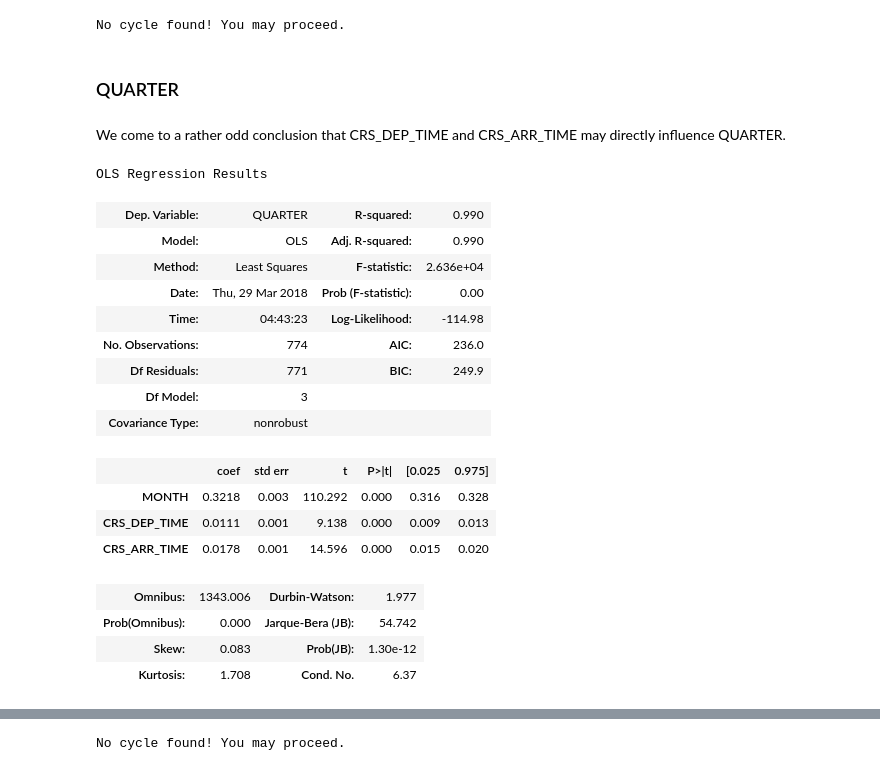
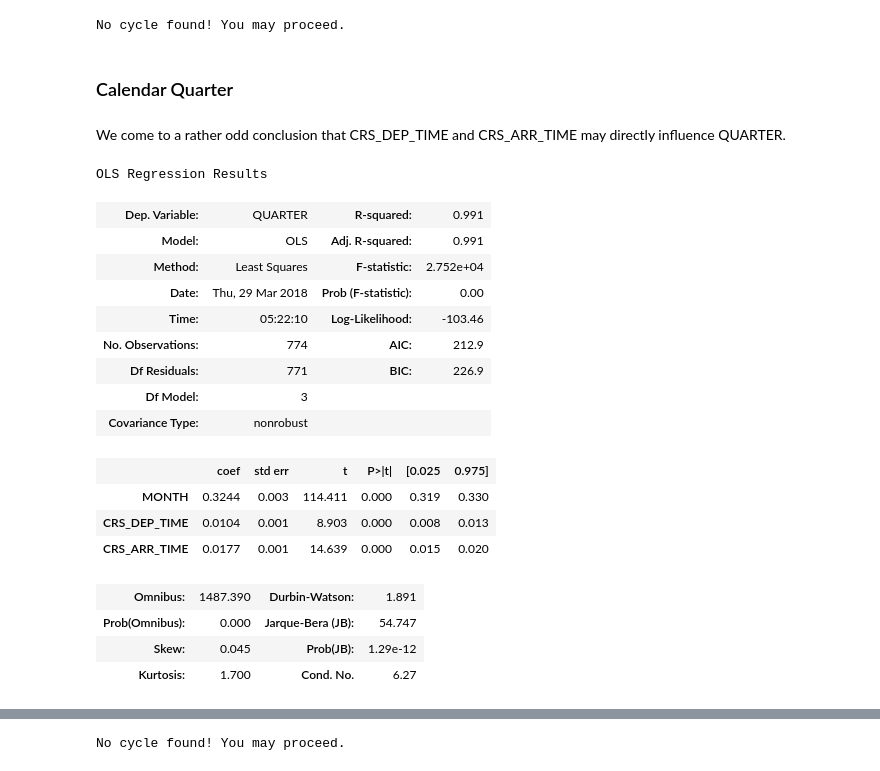
Before and after one commit to dy-choi/Flight-Delay-Analysis, a Jupyter notebook: FlightDelay.ipynb, the cells around one changed output, grey strips where cells are left out. Drawn from its saved outputs; the diff is of its cells as text; code cells hidden in the pictures.

```diff
--- a/FlightDelay.ipynb
+++ b/FlightDelay.ipynb
@@ -573,40 +495,36 @@ except:
     print('No cycle found! You may proceed.')
 # %% [output]
 No cycle found! You may proceed.
-# %% [markdown]
-### QUARTER
+# %% [markdown]
+### Calendar Quarter
 # %% [markdown]
 We come to a rather odd conclusion that CRS_DEP_TIME and CRS_ARR_TIME may directly influence QUARTER.
 # %%
-quarter_from = [
- 'MONTH',
- 'CRS_DEP_TIME',
- 'CRS_ARR_TIME',
-]
+quarter_from = ['MONTH','CRS_DEP_TIME','CRS_ARR_TIME']
 X = train_df[quarter_from]
 y = train_df['QUARTER']
 
 model = sm.OLS(y, X).fit()
 predictions = model.predict(X) # make the predictions by the model
 
 # Print out the statistics
 model.summary()
 # %% [output]
 OLS Regression Results
-| Dep. Variable: | QUARTER | R-squared: | 0.990 |
-| Model: | OLS | Adj. R-squared: | 0.990 |
-| Method: | Least Squares | F-statistic: | 2.636e+04 |
+| Dep. Variable: | QUARTER | R-squared: | 0.991 |
+| Model: | OLS | Adj. R-squared: | 0.991 |
+| Method: | Least Squares | F-statistic: | 2.752e+04 |
 | Date: | Thu, 29 Mar 2018 | Prob (F-statistic): | 0.00 |
-| Time: | 04:43:23 | Log-Likelihood: | -114.98 |
-| No. Observations: | 774 | AIC: | 236.0 |
-| Df Residuals: | 771 | BIC: | 249.9 |
+| Time: | 05:22:10 | Log-Likelihood: | -103.46 |
+| No. Observations: | 774 | AIC: | 212.9 |
+| Df Residuals: | 771 | BIC: | 226.9 |
 | Df Model: | 3 |  |  |
 | Covariance Type: | nonrobust |  |  |
 |  | coef | std err | t | P>|t| | [0.025 | 0.975] |
-| MONTH | 0.3218 | 0.003 | 110.292 | 0.000 | 0.316 | 0.328 |
-| CRS_DEP_TIME | 0.0111 | 0.001 | 9.138 | 0.000 | 0.009 | 0.013 |
-| CRS_ARR_TIME | 0.0178 | 0.001 | 14.596 | 0.000 | 0.015 | 0.020 |
+| MONTH | 0.3244 | 0.003 | 114.411 | 0.000 | 0.319 | 0.330 |
+| CRS_DEP_TIME | 0.0104 | 0.001 | 8.903 | 0.000 | 0.008 | 0.013 |
+| CRS_ARR_TIME | 0.0177 | 0.001 | 14.639 | 0.000 | 0.015 | 0.020 |
-| Omnibus: | 1343.006 | Durbin-Watson: | 1.977 |
-| Prob(Omnibus): | 0.000 | Jarque-Bera (JB): | 54.742 |
-| Skew: | 0.083 | Prob(JB): | 1.30e-12 |
-| Kurtosis: | 1.708 | Cond. No. | 6.37 |
+| Omnibus: | 1487.390 | Durbin-Watson: | 1.891 |
+| Prob(Omnibus): | 0.000 | Jarque-Bera (JB): | 54.747 |
+| Skew: | 0.045 | Prob(JB): | 1.29e-12 |
+| Kurtosis: | 1.700 | Cond. No. | 6.27 |
```
Also changed, not shown: parts of 31 cells of this notebook.
